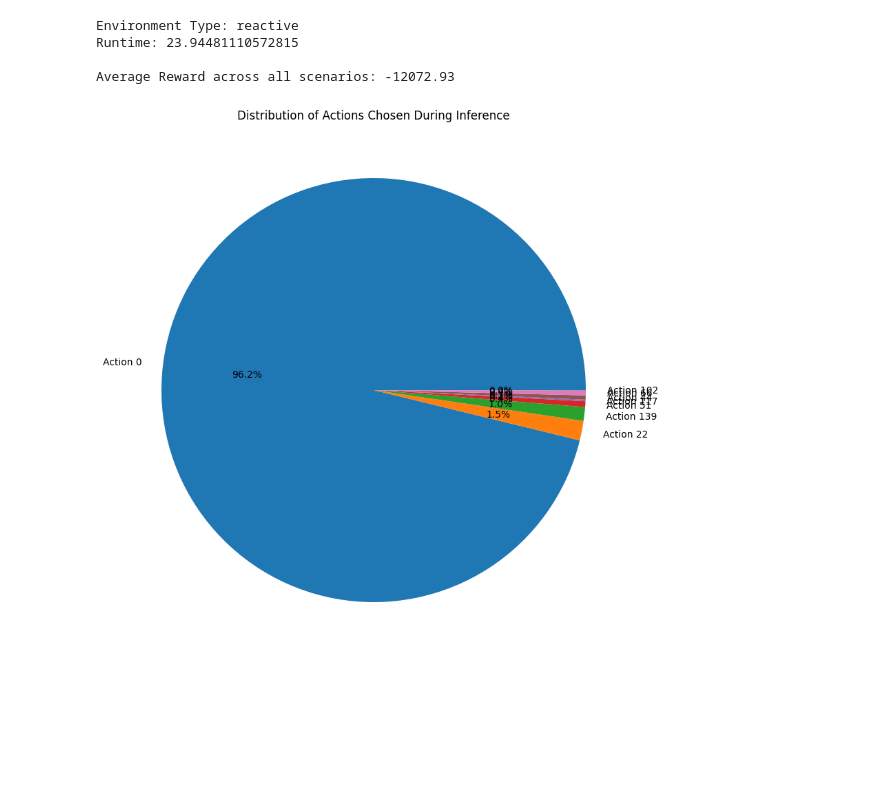
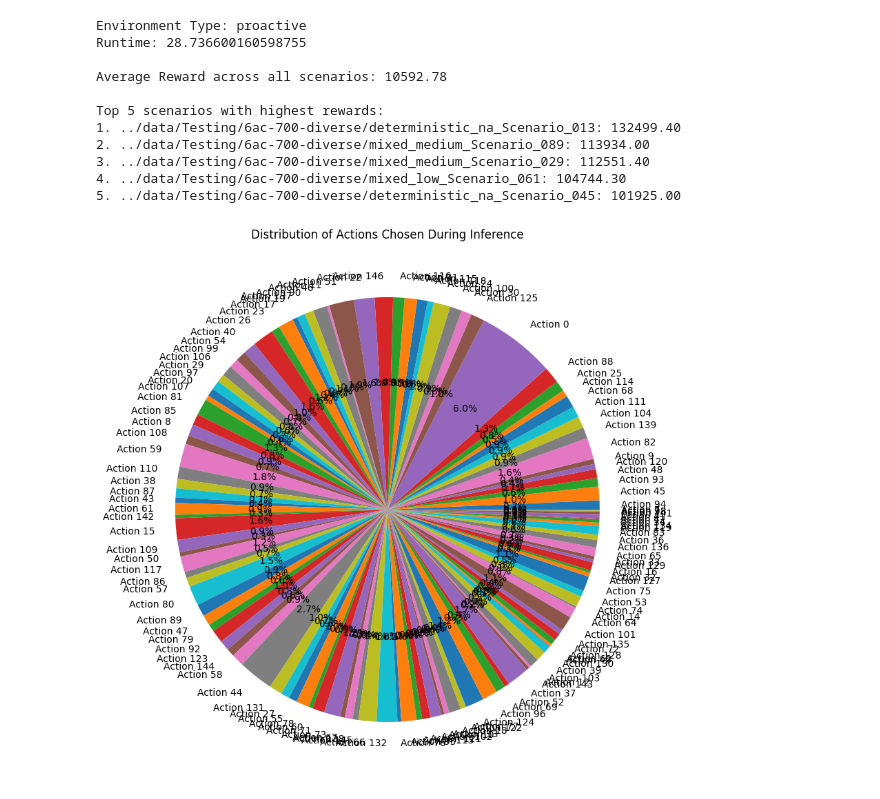
Before and after one commit to elisabethoost/msc-thesis-drl-adm, a Jupyter notebook: notebooks/inference_dqn_folder.ipynb, the cells around one changed output. Cells and saved outputs as stored; diff of their text form; code cells hidden in the pictures; blank space fills up the shorter version.

```diff
--- a/notebooks/inference_dqn_folder.ipynb
+++ b/notebooks/inference_dqn_folder.ipynb
@@ -160,41 +160,57 @@ def run_inference_dqn_folder(model_path, scenario_folder, env_type, seed):
 
 # Main logic to run inference
 latest = True
-env_type = "reactive"
+env_type = "proactive"
 
 seed = int(time.time())
-SCENARIO_FOLDER = "../data/Locked/alpha/"
 
 # PROACTIVE EXAMPLE
-SCENARIO_FOLDER ="../data/TEMP/6ac-700-diverse/"
+SCENARIO_FOLDER ="../data/Testing/6ac-700-diverse/"
 
 # ACTUALLY WORKING
-MODEL_PATH = "../trained_models/dqn/6ac-700-diverse/71/reactive-training_61.zip"
+
+    # ("../trained_models/dqn/6ac-700-diverse/1025/myopic-91.zip", "myopic"),
+    # ("../trained_models/dqn/6ac-700-diverse/1025/proactive-94.zip", "proactive"),
+    # ("../trained_models/dqn/6ac-700-diverse/1025/reactive-97.zip", "reactive"),
+MODEL_PATH = "../trained_models/dqn/6ac-700-diverse/1025/proactive-94.zip"
 
 print(f"Environment Type: {env_type}")
 
 blabla_reward = run_inference_dqn_folder(MODEL_PATH, SCENARIO_FOLDER, env_type, seed)
 
 # Calculate and print average reward
 rewards = [data["total_reward"] for data in blabla_reward.values()]
 avg_reward = sum(rewards) / len(rewards) if rewards else 0
 print(f"\nAverage Reward across all scenarios: {avg_reward:.2f}")
+
+# Print top 5 scenarios with highest rewards
+sorted_scenarios = sorted(blabla_reward.items(), key=lambda x: x[1]["total_reward"], reverse=True)
+print("\nTop 5 scenarios with highest rewards:")
+for i, (scenario, data) in enumerate(sorted_scenarios[:5], 1):
+    print(f"{i}. {scenario}: {data['total_reward']:.2f}")
 
 # Create pie chart of action distribution
 action_counts = {}
 for scenario_data in blabla_reward.values():
     for step in scenario_data["steps"]:
         action = step["action"]
         action_counts[action] = action_counts.get(action, 0) + 1
 
 if action_counts:
     plt.figure(figsize=(10, 10))
     plt.pie(action_counts.values(), labels=[f'Action {k}' for k in action_counts.keys()], autopct='%1.1f%%')
     plt.title('Distribution of Actions Chosen During Inference')
     plt.show()
 # %% [output]
-Environment Type: reactive
-Runtime: 23.94481110572815
+Environment Type: proactive
+Runtime: 28.736600160598755
 
-Average Reward across all scenarios: -12072.93
+Average Reward across all scenarios: 10592.78
+
+Top 5 scenarios with highest rewards:
+1. ../data/Testing/6ac-700-diverse/deterministic_na_Scenario_013: 132499.40
+2. ../data/Testing/6ac-700-diverse/mixed_medium_Scenario_089: 113934.00
+3. ../data/Testing/6ac-700-diverse/mixed_medium_Scenario_029: 112551.40
+4. ../data/Testing/6ac-700-diverse/mixed_low_Scenario_061: 104744.30
+5. ../data/Testing/6ac-700-diverse/deterministic_na_Scenario_045: 101925.00
-[figure, old version]
+[figure, new version]
```
Also changed, not shown: parts of 1 cell of this notebook, 48 other files.
